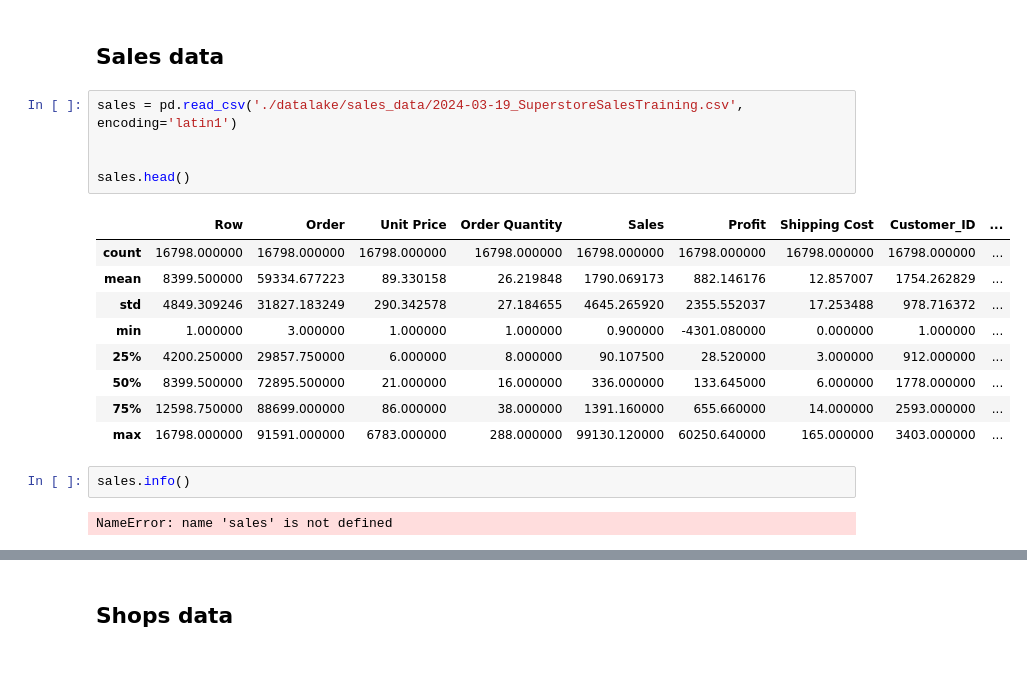
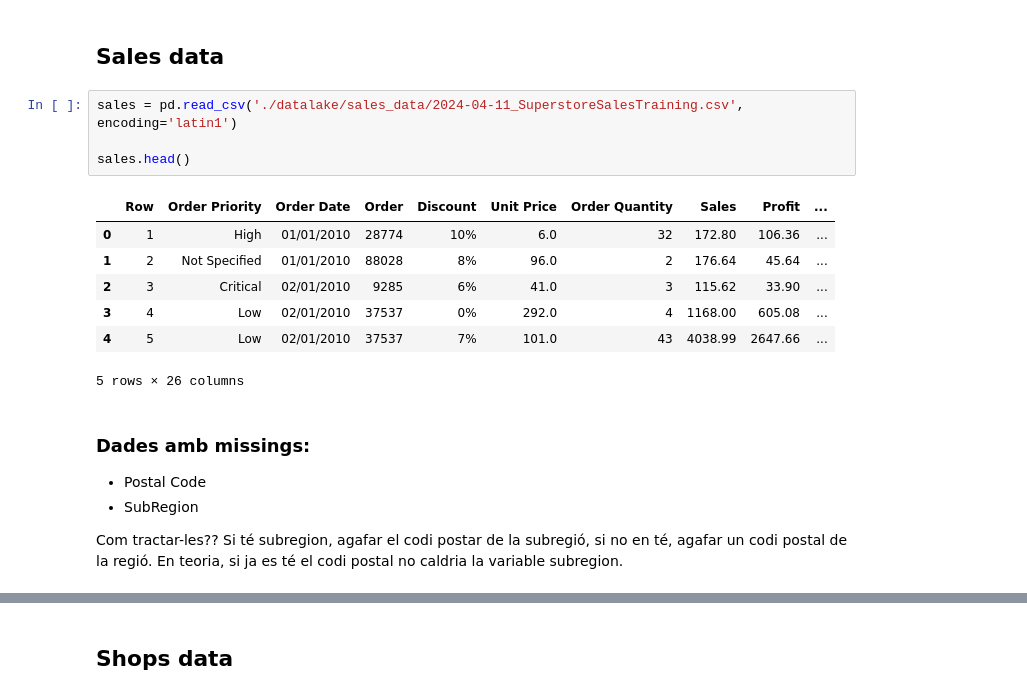
Before and after one commit to ArturAubachAltes/BDA-P1, a Jupyter notebook: DataQuality.ipynb, the cells around one changed output, grey strips where cells are left out. Cells and saved outputs as stored; diff of their text form; blank space fills up the shorter version.

Commit message:
dataQuality

```diff
--- a/DataQuality.ipynb
+++ b/DataQuality.ipynb
@@ -61,21 +62,21 @@ len(incomeing["STATE"].unique())
 # %% [markdown]
 ## Sales data
 # %%
-sales = pd.read_csv('./datalake/sales_data/2024-03-19_SuperstoreSalesTraining.csv', encoding='latin1')
-
+sales = pd.read_csv('./datalake/sales_data/2024-04-11_SuperstoreSalesTraining.csv', encoding='latin1')
 
 sales.head()
 # %% [output]
-|  | Row | Order | Unit Price | Order Quantity | Sales | Profit | Shipping Cost | Customer_ID | ... |
-| count | 16798.000000 | 16798.000000 | 16798.000000 | 16798.000000 | 16798.000000 | 16798.000000 | 16798.000000 | 16798.000000 | ... |
-| mean | 8399.500000 | 59334.677223 | 89.330158 | 26.219848 | 1790.069173 | 882.146176 | 12.857007 | 1754.262829 | ... |
-| std | 4849.309246 | 31827.183249 | 290.342578 | 27.184655 | 4645.265920 | 2355.552037 | 17.253488 | 978.716372 | ... |
-| min | 1.000000 | 3.000000 | 1.000000 | 1.000000 | 0.900000 | -4301.080000 | 0.000000 | 1.000000 | ... |
-| 25% | 4200.250000 | 29857.750000 | 6.000000 | 8.000000 | 90.107500 | 28.520000 | 3.000000 | 912.000000 | ... |
-| 50% | 8399.500000 | 72895.500000 | 21.000000 | 16.000000 | 336.000000 | 133.645000 | 6.000000 | 1778.000000 | ... |
-| 75% | 12598.750000 | 88699.000000 | 86.000000 | 38.000000 | 1391.160000 | 655.660000 | 14.000000 | 2593.000000 | ... |
-| max | 16798.000000 | 91591.000000 | 6783.000000 | 288.000000 | 99130.120000 | 60250.640000 | 165.000000 | 3403.000000 | ... |
+|  | Row | Order Priority | Order Date | Order | Discount | Unit Price | Order Quantity | Sales | Profit | ... |
+| 0 | 1 | High | 01/01/2010 | 28774 | 10% | 6.0 | 32 | 172.80 | 106.36 | ... |
+| 1 | 2 | Not Specified | 01/01/2010 | 88028 | 8% | 96.0 | 2 | 176.64 | 45.64 | ... |
+| 2 | 3 | Critical | 02/01/2010 | 9285 | 6% | 41.0 | 3 | 115.62 | 33.90 | ... |
+| 3 | 4 | Low | 02/01/2010 | 37537 | 0% | 292.0 | 4 | 1168.00 | 605.08 | ... |
+| 4 | 5 | Low | 02/01/2010 | 37537 | 7% | 101.0 | 43 | 4038.99 | 2647.66 | ... |
+5 rows × 26 columns
-# %%
-sales.info()
-# %% [output]
-NameError: name 'sales' is not defined
+# %% [markdown]
+### Dades amb missings:
+- Postal Code
+- SubRegion
+
+Com tractar-les?? Si té subregion, agafar el codi postar de la subregió, si no en té, agafar un codi postal de la regió.
+En teoria, si ja es té el codi postal no caldria la variable subregion.
```
Also changed, not shown: parts of 4 cells of this notebook, 4 other files.
